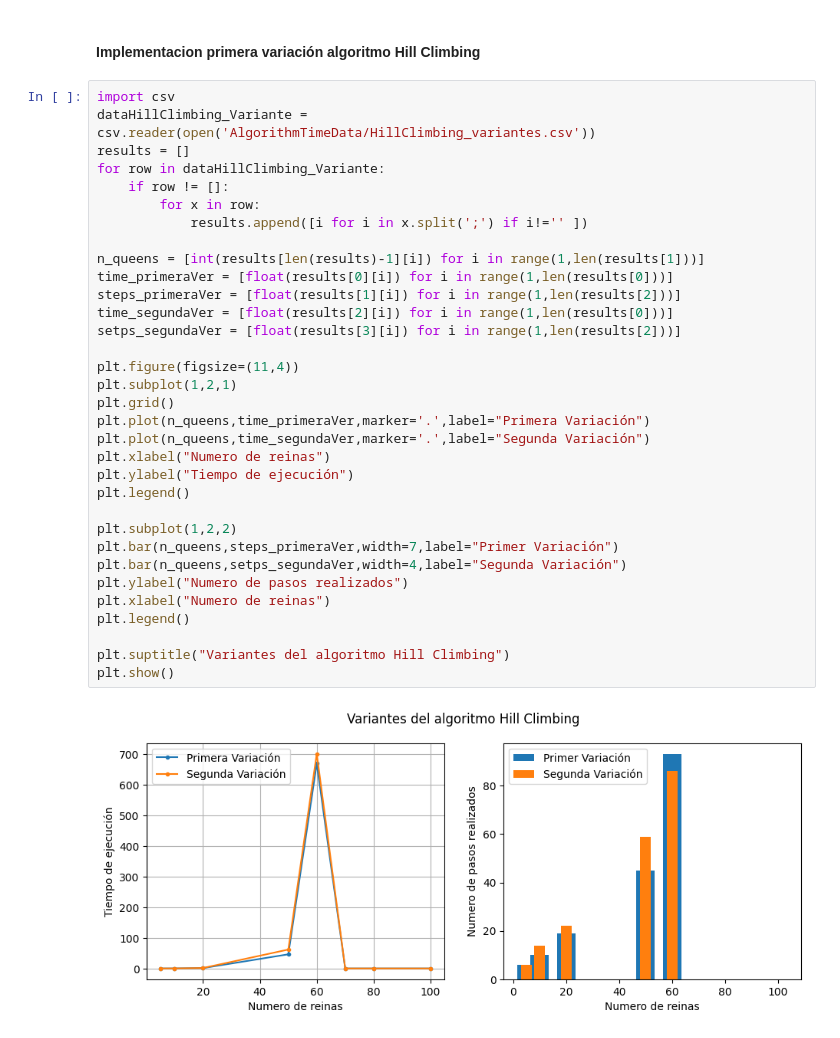
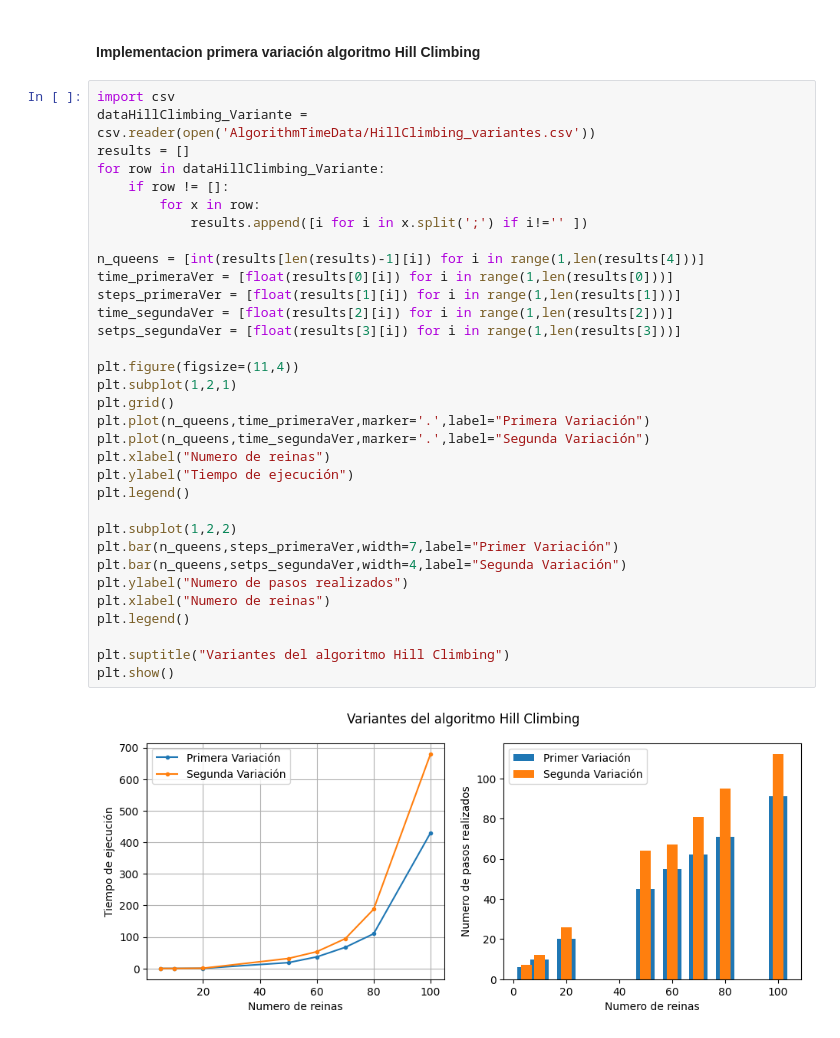
Before and after one commit to SebastianCastro23/N_Queens, a Jupyter notebook: N-Queens problem-Notebook.ipynb, the cells around one changed output. Saved outputs shown, nothing was run; the diff lists cells and outputs as text.

```diff
--- a/N-Queens problem-Notebook.ipynb
+++ b/N-Queens problem-Notebook.ipynb
@@ -102,35 +102,35 @@ plt.show()
 # %%
 import csv
 dataHillClimbing_Variante = csv.reader(open('AlgorithmTimeData/HillClimbing_variantes.csv'))
 results = []
 for row in dataHillClimbing_Variante:
     if row != []:
         for x in row:
             results.append([i for i in x.split(';') if i!='' ])
 
-n_queens = [int(results[len(results)-1][i]) for i in range(1,len(results[1]))]
+n_queens = [int(results[len(results)-1][i]) for i in range(1,len(results[4]))]
 time_primeraVer = [float(results[0][i]) for i in range(1,len(results[0]))]
-steps_primeraVer = [float(results[1][i]) for i in range(1,len(results[2]))]
-time_segundaVer = [float(results[2][i]) for i in range(1,len(results[0]))]
-setps_segundaVer = [float(results[3][i]) for i in range(1,len(results[2]))]
+steps_primeraVer = [float(results[1][i]) for i in range(1,len(results[1]))]
+time_segundaVer = [float(results[2][i]) for i in range(1,len(results[2]))]
+setps_segundaVer = [float(results[3][i]) for i in range(1,len(results[3]))]
 
 plt.figure(figsize=(11,4))
 plt.subplot(1,2,1)
 plt.grid()
 plt.plot(n_queens,time_primeraVer,marker='.',label="Primera Variación")
 plt.plot(n_queens,time_segundaVer,marker='.',label="Segunda Variación")
 plt.xlabel("Numero de reinas")
 plt.ylabel("Tiempo de ejecución")
 plt.legend()
 
 plt.subplot(1,2,2)
 plt.bar(n_queens,steps_primeraVer,width=7,label="Primer Variación")
 plt.bar(n_queens,setps_segundaVer,width=4,label="Segunda Variación")
 plt.ylabel("Numero de pasos realizados")
 plt.xlabel("Numero de reinas")
 plt.legend()
 
 plt.suptitle("Variantes del algoritmo Hill Climbing")
 plt.show()
 # %% [output]
-[figure, old version]
+[figure, new version]
```
Also changed, not shown: 3 other files.
